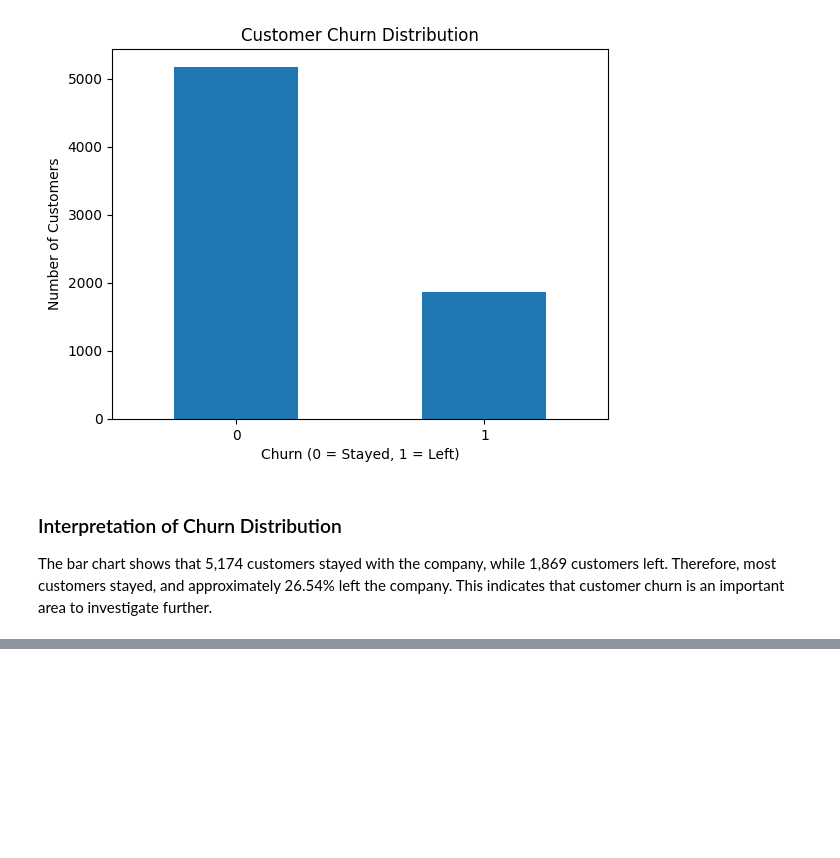
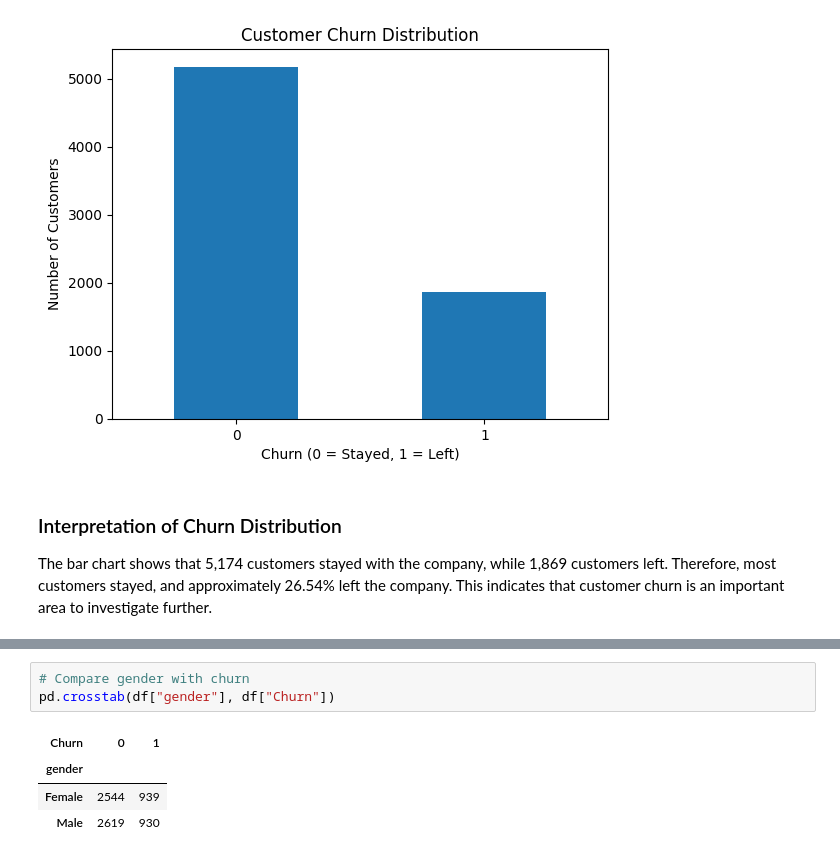
Before and after one commit to BelyseU/telco-customer-churn-lab, a Jupyter notebook: telco_churn_analysis.ipynb, the cells around one changed output, grey strips where cells are left out. Cells and saved outputs as stored; diff of their text form; blank space fills up the shorter version.

```diff
--- a/telco_churn_analysis.ipynb
+++ b/telco_churn_analysis.ipynb
@@ -250,0 +246,8 @@ The bar chart shows that 5,174 customers stayed with the company, while 1,869 cu
+# %%
+# Compare gender with churn
+pd.crosstab(df["gender"], df["Churn"])
+# %% [output]
+| Churn | 0 | 1 |
+| gender |  |  |
+| Female | 2544 | 939 |
+| Male | 2619 | 930 |
```
Also changed, not shown: parts of 29 cells of this notebook.
